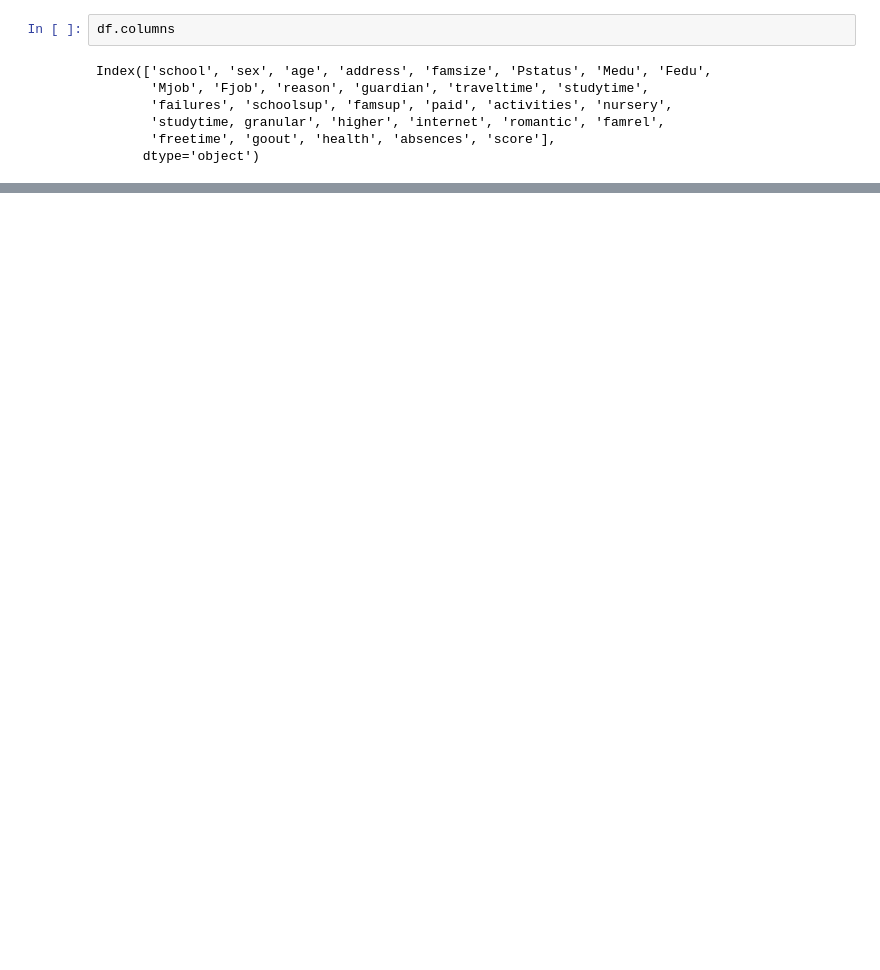
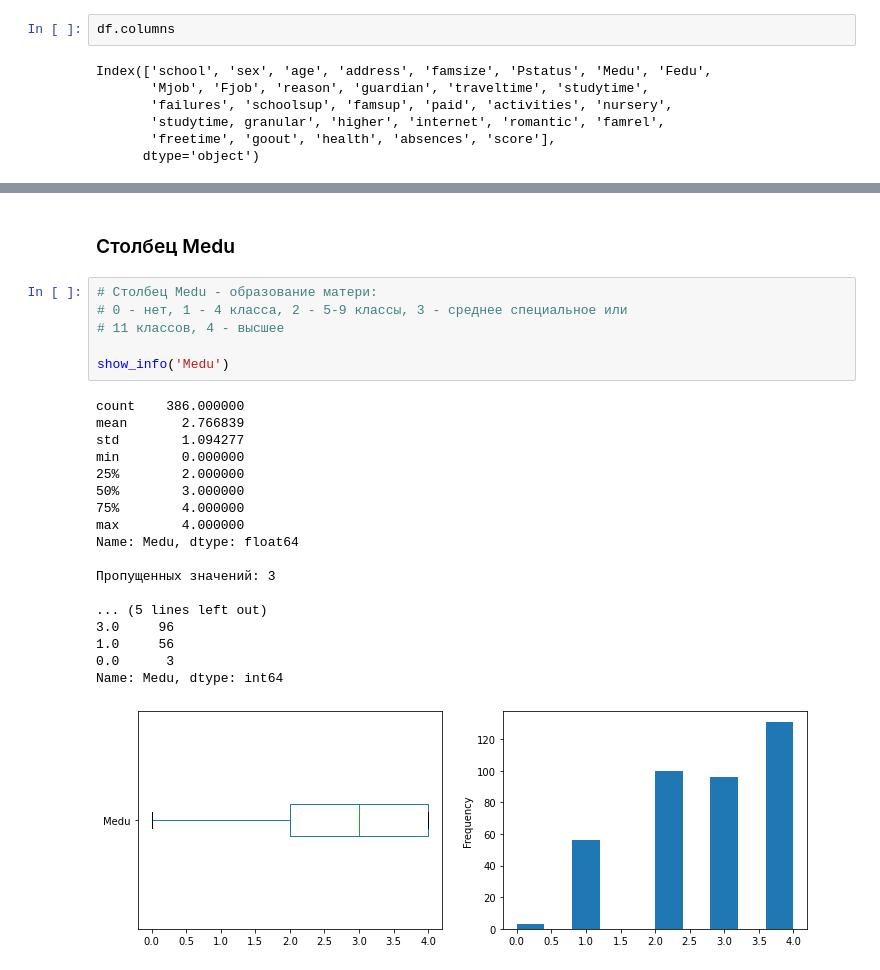
Before and after one commit to anya-chocolat/SkillFactory, a Jupyter notebook: module_2/math_students_EDA.ipynb, the cells around one changed output, grey strips where cells are left out. Saved outputs shown, nothing was run; the diff lists cells and outputs as text; blank space fills up the shorter version.

```diff
--- a/module_2/math_students_EDA.ipynb
+++ b/module_2/math_students_EDA.ipynb
@@ -139,0 +384,27 @@ df.isna()
+# %% [markdown]
+### Столбец Medu
+# %%
+# Столбец Medu - образование матери:
+# 0 - нет, 1 - 4 класса, 2 - 5-9 классы, 3 - среднее специальное или
+# 11 классов, 4 - высшее
+
+show_info('Medu')
+# %% [output]
+count    386.000000
+mean       2.766839
+std        1.094277
+min        0.000000
+25%        2.000000
+50%        3.000000
+75%        4.000000
+max        4.000000
+Name: Medu, dtype: float64
+
+Пропущенных значений: 3
+
+... (5 lines left out)
+3.0     96
+1.0     56
+0.0      3
+Name: Medu, dtype: int64
+[figure, added]
```
Also changed, not shown: parts of 99 cells of this notebook.
